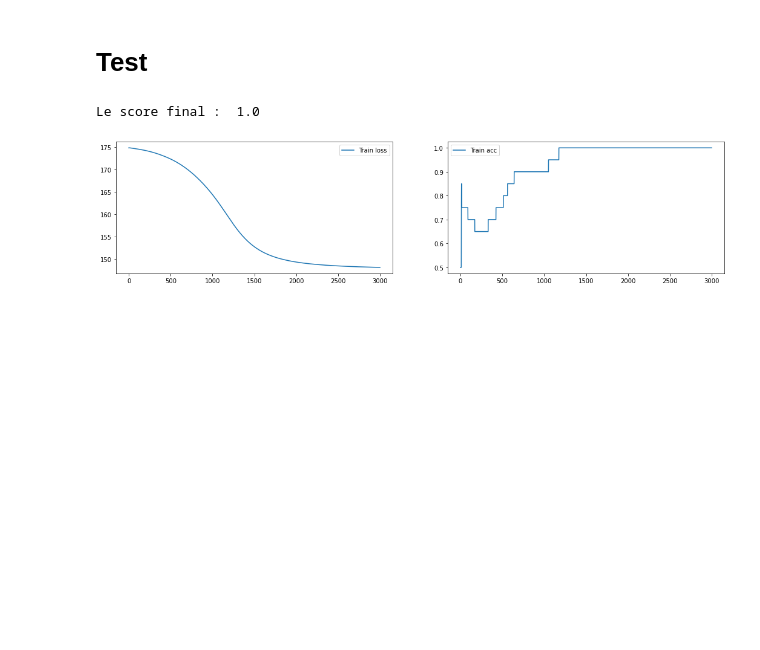
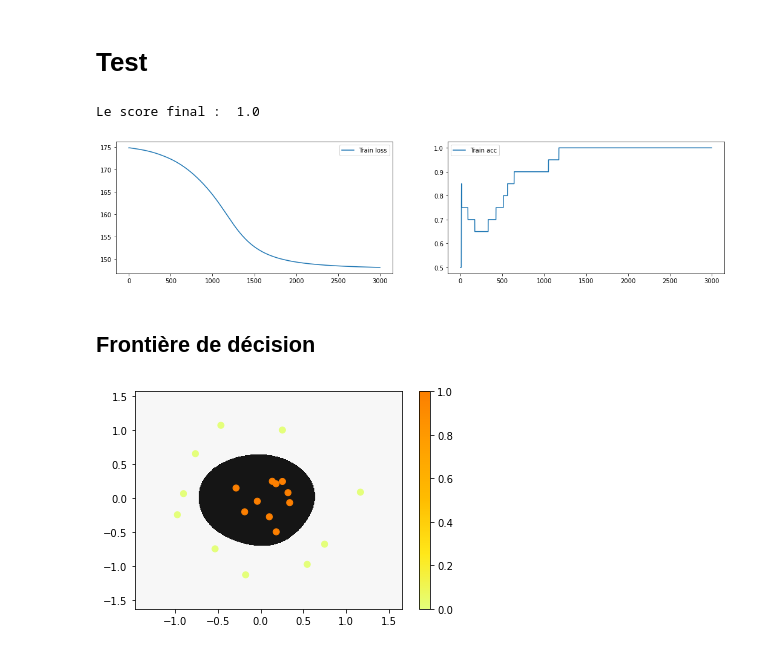
Before and after one commit to manal-0603/Deep_Learning, a Jupyter notebook: perceptron multicouche.ipynb, the cells around one changed output. Drawn from its saved outputs; the diff is of its cells as text; code cells hidden in the pictures; blank space fills up the shorter version.

Commit message:
Ajout de la frontiere de décision

```diff
--- a/perceptron multicouche.ipynb
+++ b/perceptron multicouche.ipynb
@@ -182,12 +182,38 @@ def neural_network(X_train, Y_train, X_test, Y_test, hidden_layers = (16, 16, 16
     ax[1].legend()
     plt.show
 
-    return train_acc
+    return train_acc,parametres
 # %% [markdown]
 # Test
 # %%
-train_acc = neural_network(X_train, Y_train, X_test, Y_test, hidden_layers = (16, 16, 16), learning_rate = 0.1)
+train_acc, parametres = neural_network(X_train, Y_train, X_test, Y_test, hidden_layers = (16, 16, 16), learning_rate = 0.1)
 print('Le score final : ',train_acc[len(train_acc)-1])
 # %% [output]
 Le score final :  1.0
 [figure]
+# %% [markdown]
+## Frontière de décision
+# %%
+# Helper function to plot a decision boundary
+def plot_decision_boundary(X_test,Y_test,parametres):
+    # Set min and max values and give it some padding
+    x_min,x_max= X_test[0,:].min()-.5, X_test[0,:].max()+.5
+    y_min,y_max= X_test[1,:].min()-.5, X_test[1,:].max()+.5
+    h=0.01
+
+    # Generate a grid of points with distance h between them
+    xx,yy=np.meshgrid(np.arange(x_min,x_max,h),np.arange(y_min,y_max, h))
+    # Predict the value for the whole grid
+    xx_ = np.c_[xx.ravel(),yy.ravel()].T
+    Z=predict(xx_,parametres)
+    Z=Z.reshape(xx.shape)
+
+    # Plot the contour and training examples
+    plt.contourf(xx,yy,Z,cmap="Greys")
+    plt.scatter(X_test[0,:],X_test[1,:],c=Y_test[0,:],cmap="Wistia")
+    plt.colorbar()
+# %%
+y_pred = predict(X_test, parametres)
+plot_decision_boundary(X_test,y_pred,parametres)
+# %% [output]
+[figure, added]
```
Also changed, not shown: parts of 1 cell of this notebook.
